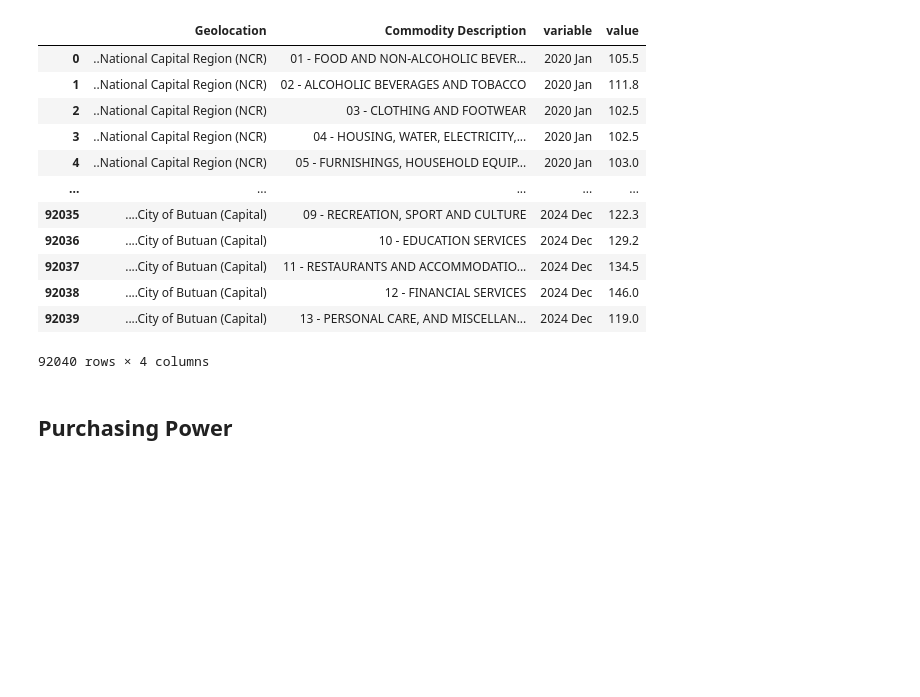
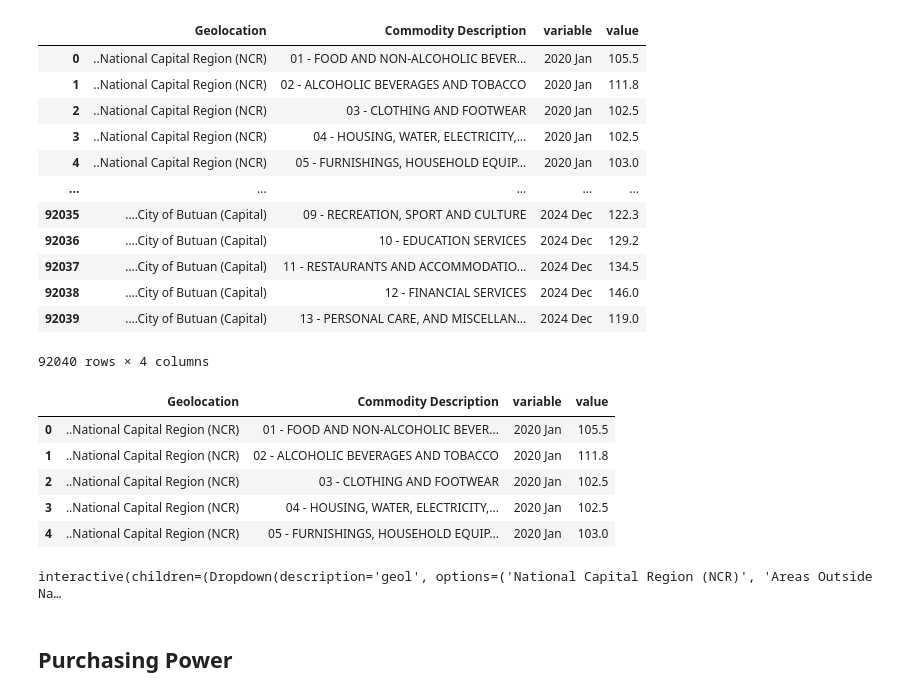
Before and after one commit to jcfrongoso/cs132-final-project, a Jupyter notebook: preprocessing.ipynb, the cells around one changed output. Drawn from its saved outputs; the diff is of its cells as text; code cells hidden in the pictures; blank space fills up the shorter version.

```diff
--- a/preprocessing.ipynb
+++ b/preprocessing.ipynb
@@ -77,3 +77,14 @@ cpi_df.melt(id_vars=['Geolocation', 'Commodity Description'], value_vars=dates)
 | 92038 | ....City of Butuan (Capital) | 12 - FINANCIAL SERVICES | 2024 Dec | 146.0 |
 | 92039 | ....City of Butuan (Capital) | 13 - PERSONAL CARE, AND MISCELLAN... | 2024 Dec | 119.0 |
 92040 rows × 4 columns
+# %%
+reformatted_cpi_df = cpi_df.melt(id_vars=['Geolocation', 'Commodity Description'], value_vars=dates).copy()
+# %%
+reformatted_cpi_df.head()
+# %% [output]
+|  | Geolocation | Commodity Description | variable | value |
+| 0 | ..National Capital Region (NCR) | 01 - FOOD AND NON-ALCOHOLIC BEVER... | 2020 Jan | 105.5 |
+| 1 | ..National Capital Region (NCR) | 02 - ALCOHOLIC BEVERAGES AND TOBACCO | 2020 Jan | 111.8 |
+| 2 | ..National Capital Region (NCR) | 03 - CLOTHING AND FOOTWEAR | 2020 Jan | 102.5 |
+| 3 | ..National Capital Region (NCR) | 04 - HOUSING, WATER, ELECTRICITY,... | 2020 Jan | 102.5 |
+| 4 | ..National Capital Region (NCR) | 05 - FURNISHINGS, HOUSEHOLD EQUIP... | 2020 Jan | 103.0 |
@@ -80,3 +99,21 @@ cpi_df.melt(id_vars=['Geolocation', 'Commodity Description'], value_vars=dates)
+# %%
+from matplotlib import pyplot as plt
+import ipywidgets as widgets
+from ipywidgets import interact
+
+geolocation = list(reformatted_cpi_df['Geolocation'].unique())
+commodity = list(reformatted_cpi_df['Commodity Description'].unique())
+
+def plot_time_series(geol, comm):
+    filtered_df = reformatted_cpi_df[(reformatted_cpi_df['Geolocation'] == geol) & (reformatted_cpi_df['Commodity Description'] == comm)]
+    plt.plot(filtered_df['variable'], filtered_df['value'])
+
+x = widgets.Dropdown(options=geolocation)
+y = widgets.Dropdown(options=commodity)
+interact(plot_time_series, geol=x, comm=y)
+plt.show()
+# %% [output]
+interactive(children=(Dropdown(description='geol', options=('National Capital Region (NCR)', 'Areas Outside Na…
 # %% [markdown]
 ## Purchasing Power
 # %%
```
Also changed, not shown: parts of 2 cells of this notebook, 1 other file.
